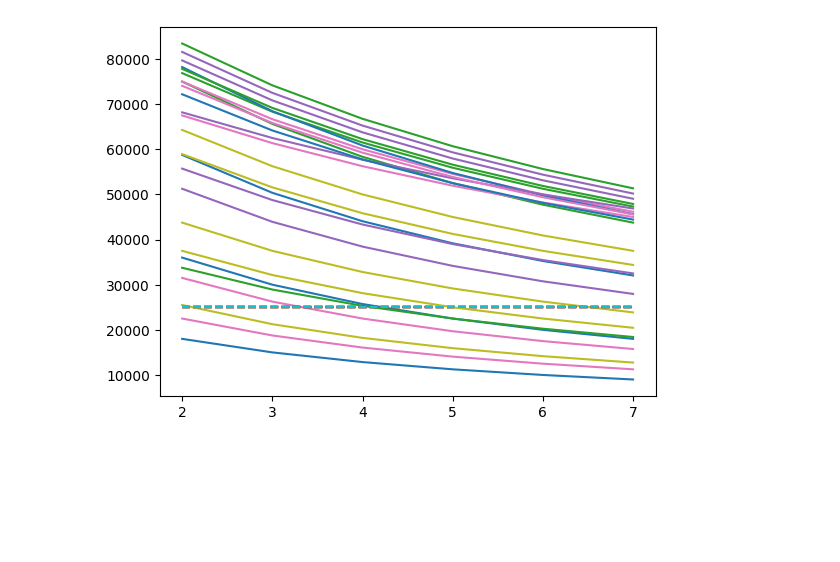
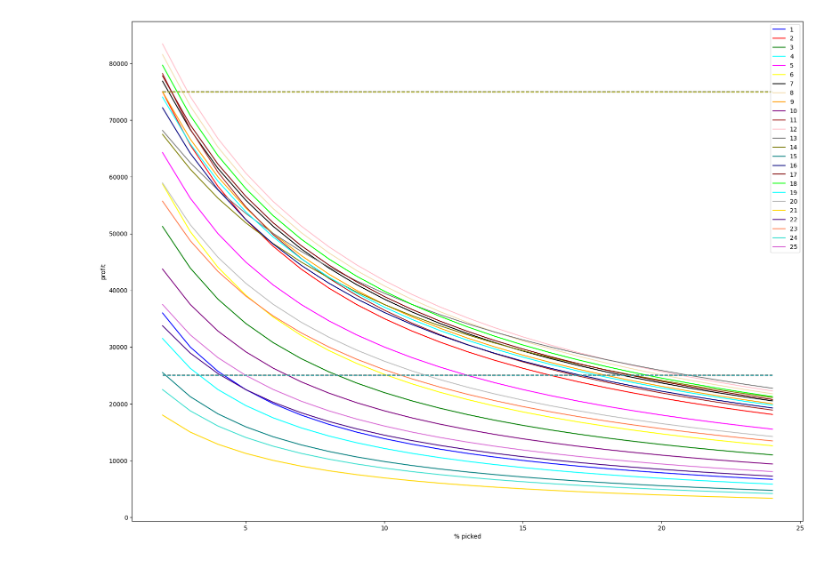
Before and after one commit to Gael-BB/Prosperity2, a Jupyter notebook: manual_trading/round_3.ipynb, the cells around one changed output. Drawn from its saved outputs; the diff is of its cells as text; code cells hidden in the pictures; blank space fills up the shorter version.

Commit message:
graph more readable

```diff
--- a/manual_trading/round_3.ipynb
+++ b/manual_trading/round_3.ipynb
@@ -18,15 +18,46 @@ for p in range(0,100):
 # %%
 #plot profits for each square over a selected range of percentages with costs of each voyage
 p_array = np.linspace(0,99,100)
 p_min = 2
-p_max = 8
+p_max = 25
 cutoff_75k = np.ones(100) * 75000
 cutoff_25k = np.ones(100) * 25000
+colours = [
+    'blue',
+    'red',
+    'green',
+    'cyan',
+    'magenta',
+    'yellow',
+    'black',
+    'orange',
+    'purple',
+    'brown',
+    'pink',
+    'gray',
+    'olive',
+    'teal',
+    'navy',
+    'maroon',
+    'lime',
+    'aqua',
+    'silver',
+    'gold',
+    'indigo',
+    'coral',
+    'turquoise',
+    'orchid',
+    'slategray'
+]
+plt.figure(figsize=(20,15))
+plt.ylabel("profit")
+plt.xlabel("% picked")
 for j in range(N):
-    plt.plot(p_array[p_min:p_max],profits[j][p_min:p_max])
+    plt.plot(p_array[p_min:p_max],profits[j][p_min:p_max],color = colours[j], label = f"{j+1}")
     plt.plot(p_array[p_min:p_max],cutoff_75k[p_min:p_max],linestyle = 'dashed')
     plt.plot(p_array[p_min:p_max],cutoff_25k[p_min:p_max],linestyle = 'dashed')
+    plt.legend(loc="best")
 cutoff_75k = np.ones(100) * 75000
 plt.show()
 # %% [output]
-[figure, old version]
+[figure, new version]
```
